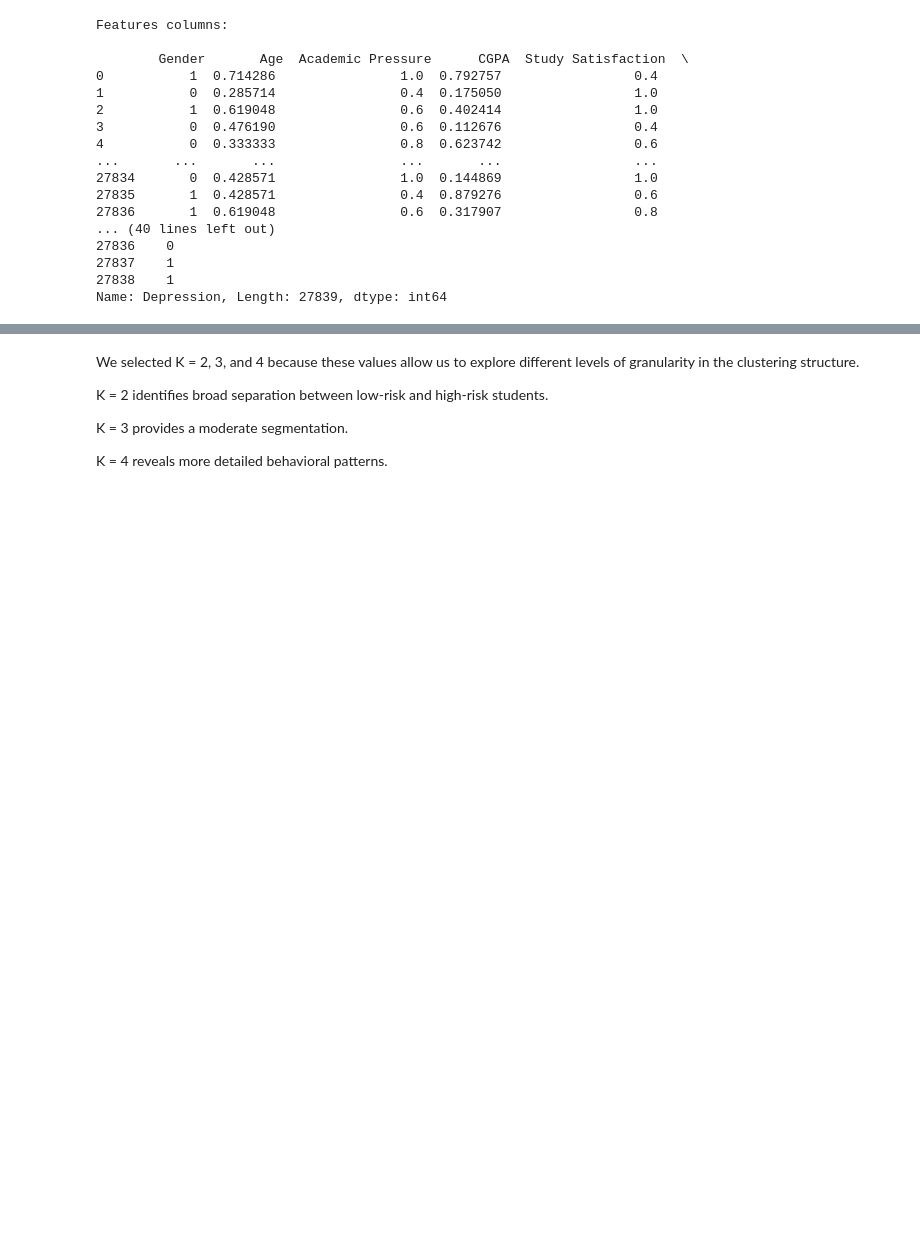
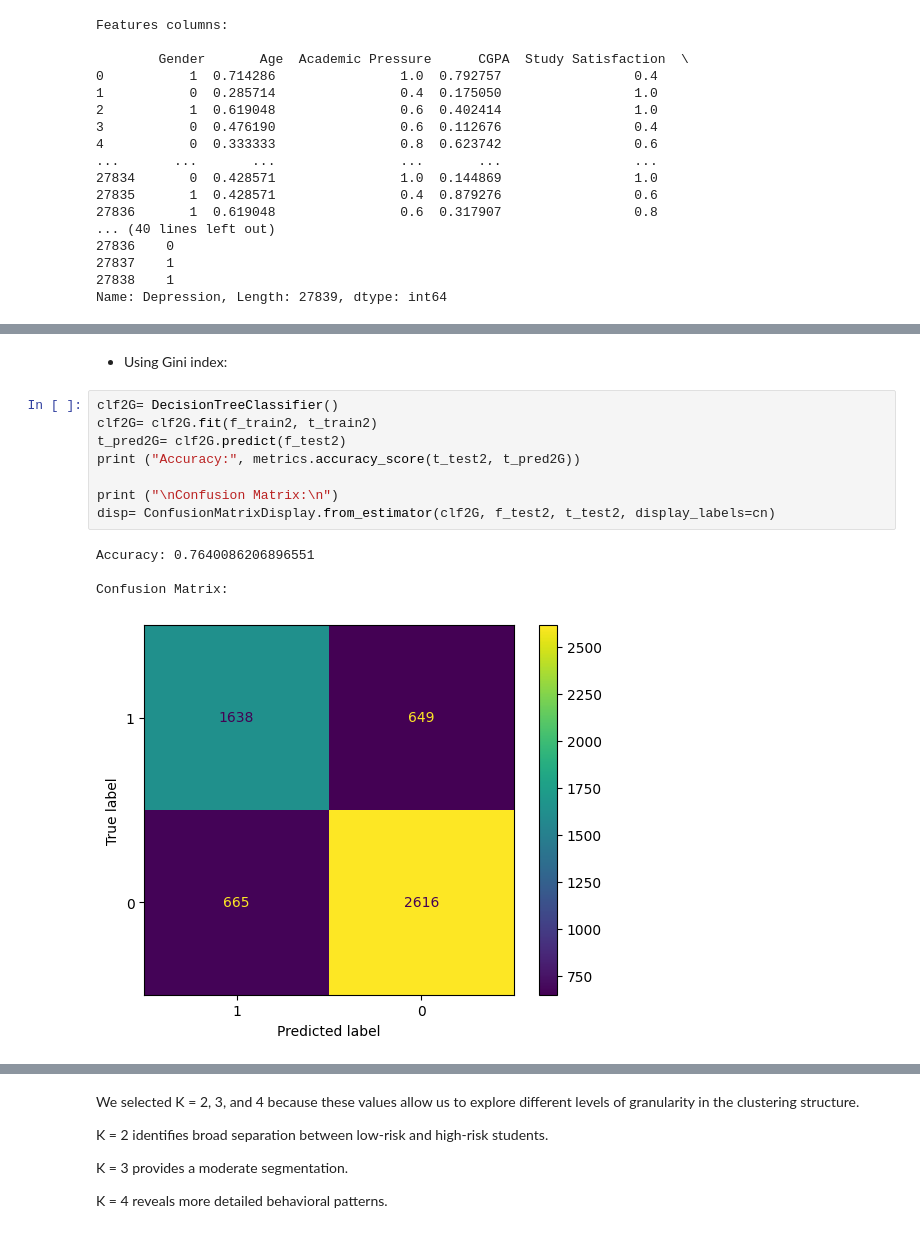
Before and after one commit to Deem-KSU/IT326-Group1-56546, a Jupyter notebook: Phase3.ipynb, the cells around one changed output, grey strips where cells are left out. Cells and saved outputs as stored; diff of their text form; blank space fills up the shorter version.

```diff
--- a/Phase3.ipynb
+++ b/Phase3.ipynb
@@ -54,0 +92,15 @@ x_train, x_test, y_train, y_test = train_test_split(features, target, test_size=
+# %% [markdown]
+*   Using Gini index:
+# %%
+clf2G= DecisionTreeClassifier()
+clf2G= clf2G.fit(f_train2, t_train2)
+t_pred2G= clf2G.predict(f_test2)
+print ("Accuracy:", metrics.accuracy_score(t_test2, t_pred2G))
+
+print ("\nConfusion Matrix:\n")
+disp= ConfusionMatrixDisplay.from_estimator(clf2G, f_test2, t_test2, display_labels=cn)
+# %% [output]
+Accuracy: 0.7640086206896551
+
+Confusion Matrix:
+[figure, added]
```
Also changed, not shown: parts of 12 cells of this notebook.
